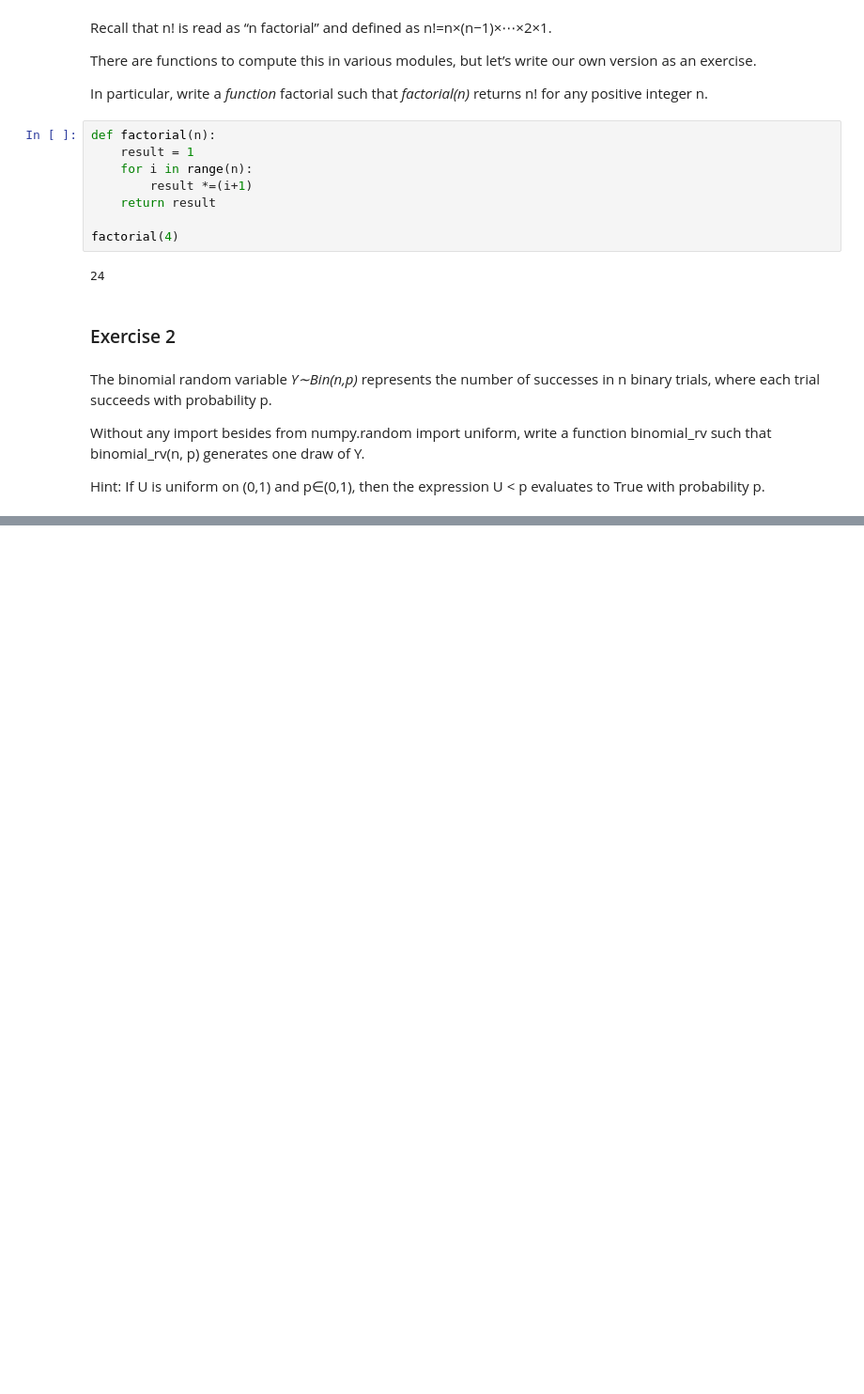
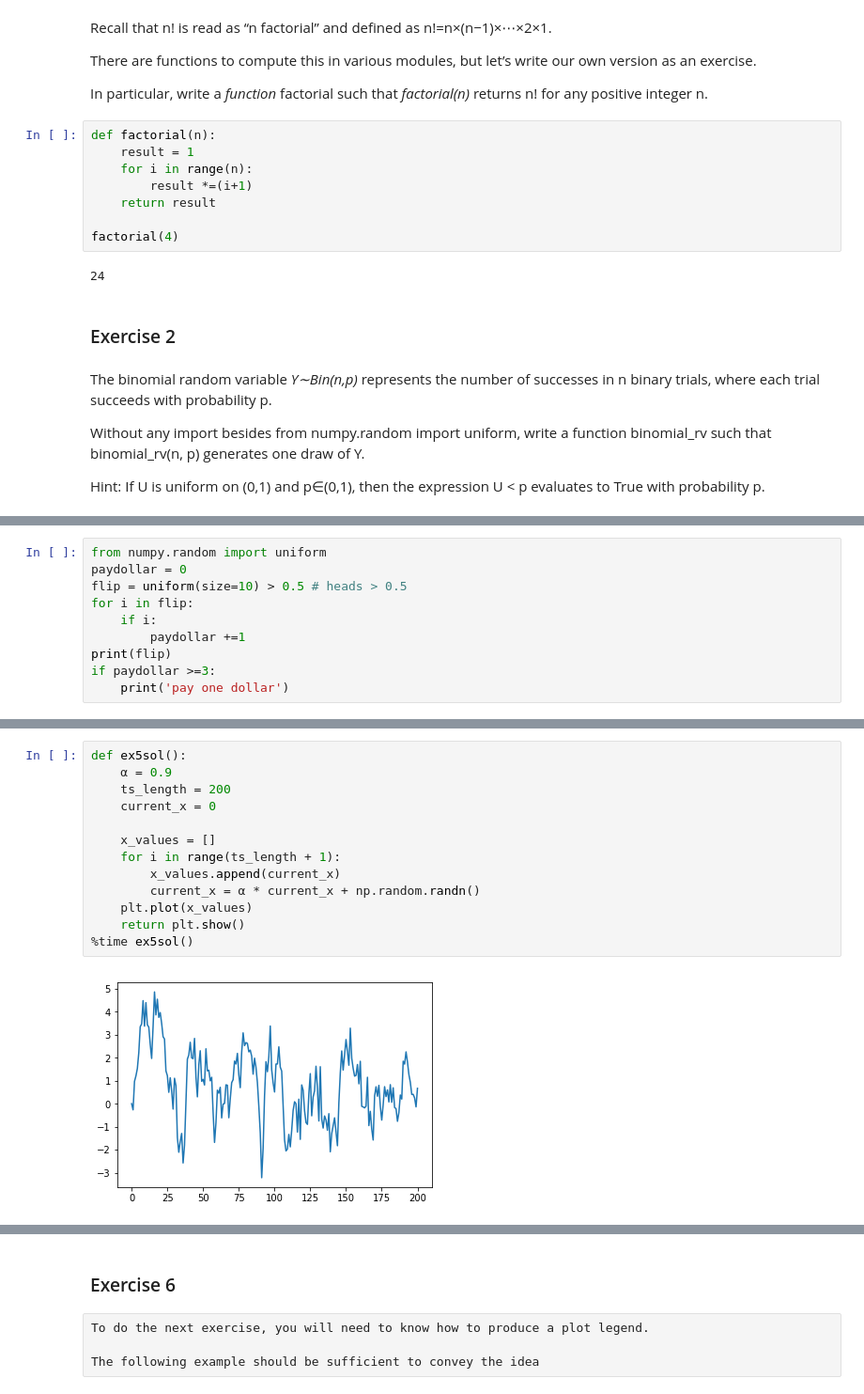
Before and after one commit to ivtavares/Quantitative-Economics-with-Python, a Jupyter notebook: 02 - An Introductory Example.ipynb, the cells around one changed output, grey strips where cells are left out. Shown at 94% size. Saved outputs shown, nothing was run; the diff lists cells and outputs as text; blank space fills up the shorter version.

```diff
--- a/02 - An Introductory Example.ipynb
+++ b/02 - An Introductory Example.ipynb
@@ -91,0 +138,10 @@ Hint: If U is uniform on (0,1) and p∈(0,1), then the expression U < p evaluate
+# %%
+from numpy.random import uniform
+paydollar = 0
+flip = uniform(size=10) > 0.5 # heads > 0.5
+for i in flip:
+    if i:
+        paydollar +=1
+print(flip)
+if paydollar >=3:
+    print('pay one dollar')
@@ -91,0 +182,15 @@ Hint: If U is uniform on (0,1) and p∈(0,1), then the expression U < p evaluate
+# %%
+def ex5sol():
+    α = 0.9
+    ts_length = 200
+    current_x = 0
+
+    x_values = []
+    for i in range(ts_length + 1):
+        x_values.append(current_x)
+        current_x = α * current_x + np.random.randn()
+    plt.plot(x_values)
+    return plt.show()
+%time ex5sol()
+# %% [output]
+[figure, added]
@@ -91,0 +199,6 @@ Hint: If U is uniform on (0,1) and p∈(0,1), then the expression U < p evaluate
+# %% [markdown]
+### Exercise 6
+# %% [raw]
+To do the next exercise, you will need to know how to produce a plot legend.
+
+The following example should be sufficient to convey the idea
```
Also changed, not shown: parts of 15 cells of this notebook, 1 other file.
